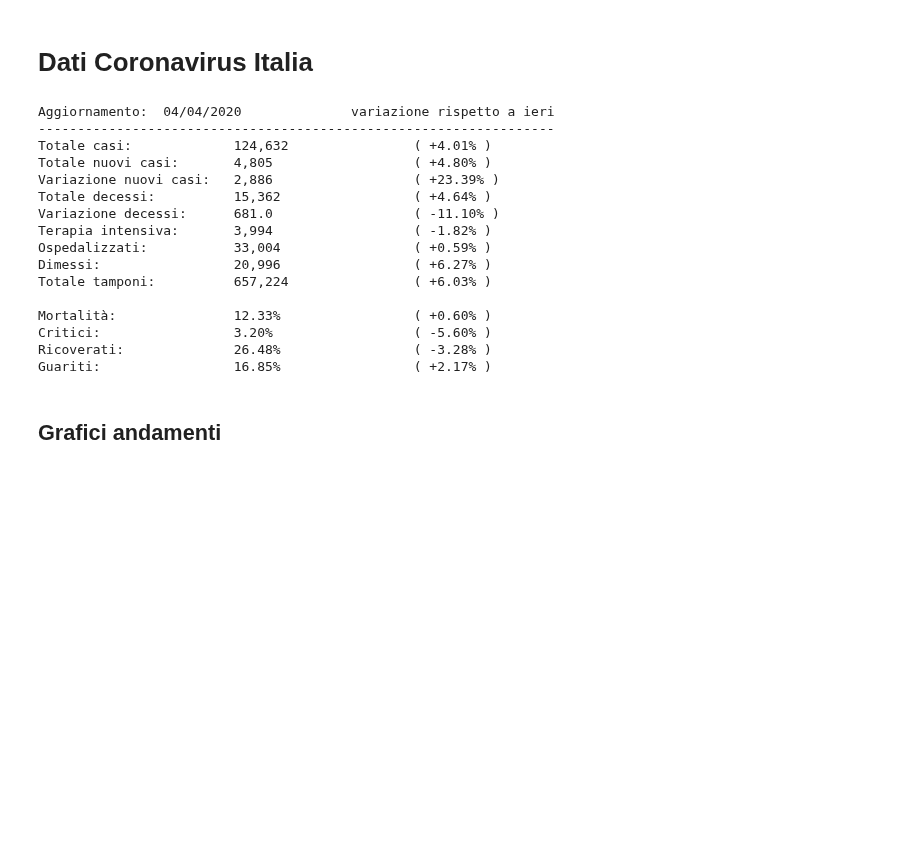
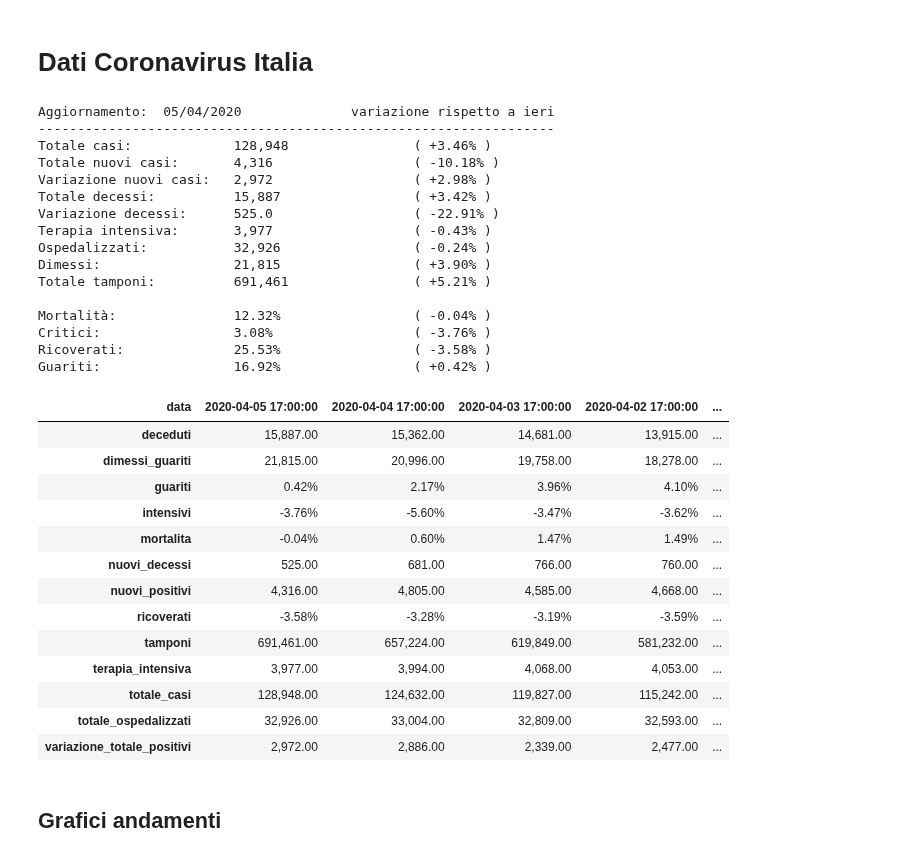
Before and after one commit to iosand71/covid19, a Jupyter notebook: covid19-italia.ipynb, the cells around one changed output. Saved outputs shown, nothing was run; the diff lists cells and outputs as text; code cells hidden in the pictures; blank space fills up the shorter version.

Commit message:
add pivot table for last 5 days

```diff
--- a/covid19-italia.ipynb
+++ b/covid19-italia.ipynb
@@ -76,43 +77,92 @@ def print_pct(label, column):
 # %%
 # Data model:
 #   'data', 'stato', 'ricoverati_con_sintomi', 'terapia_intensiva',
 #   'totale_ospedalizzati', 'isolamento_domiciliare', 'totale_positivi',
 #   'variazione_totale_positivi', 'nuovi_positivi', 'dimessi_guariti',
 #   'deceduti', 'totale_casi', 'tamponi', 'note_it', 'note_en'
+
+
+statistics = data.loc[:,['data','totale_casi','nuovi_positivi','variazione_totale_positivi','deceduti',
+                       'nuovi_decessi','terapia_intensiva','totale_ospedalizzati','dimessi_guariti',
+                       'tamponi']]
+#             + data_pct.loc[:,['mortalita','intensivi','ricoverati','guariti']]
+statistics.insert(len(statistics.columns),'mortalita', data_pct.mortalita)
+statistics.insert(len(statistics.columns),'intensivi', data_pct.intensivi)
+statistics.insert(len(statistics.columns),'ricoverati', data_pct.ricoverati)
+statistics.insert(len(statistics.columns),'guariti', data_pct.guariti)
+
+pivot = pd.pivot_table(statistics, columns=['data'])
+pivot.sort_values(axis = 1, by=['data'], ascending=False, inplace=True)
 
 print("Aggiornamento: ", updated_at, "\t\tvariazione rispetto a ieri")
 print("------------------------------------------------------------------")
 print_last_result("Totale casi: \t\t", 'totale_casi')
 print_last_result("Totale nuovi casi: \t", 'nuovi_positivi')
 print_last_result("Variazione nuovi casi: \t", 'variazione_totale_positivi')
 print_last_result("Totale decessi: \t", 'deceduti')
 print_last_result("Variazione decessi: \t", 'nuovi_decessi')
 print_last_result("Terapia intensiva: \t", 'terapia_intensiva')
 print_last_result("Ospedalizzati: \t\t", 'totale_ospedalizzati')
 print_last_result("Dimessi: \t\t", 'dimessi_guariti')
 print_last_result("Totale tamponi: \t", 'tamponi')
 print()
 print_pct("Mortalità: \t\t", 'mortalita')
 print_pct("Critici: \t\t", 'intensivi')
 print_pct("Ricoverati: \t\t", 'ricoverati')
 print_pct("Guariti: \t\t", 'guariti')
+
+print()
+def format_row_wise(styler, formatter):
+    for row, row_formatter in formatter.items():
+        row_num = styler.index.get_loc(row)
+
+        for col_num in range(len(styler.columns)):
+            styler._display_funcs[(row_num, col_num)] = row_formatter
+
+    return styler
+
+formatters = {
+    'mortalita': '{:,.2%}'.format,
+    'intensivi': '{:,.2%}'.format,
+    'ricoverati': '{:,.2%}'.format,
+    'guariti': '{:,.2%}'.format
+}
+pivot_style = pivot.iloc[:,0:5].style
+pivot_style.format('{:,.2f}'.format)
+styler = format_row_wise(pivot_style, formatters)
+
+display(HTML(styler.render()))
 # %% [output]
-Aggiornamento:  04/04/2020              variazione rispetto a ieri
+Aggiornamento:  05/04/2020              variazione rispetto a ieri
 ------------------------------------------------------------------
-Totale casi:             124,632                ( +4.01% )
-Totale nuovi casi:       4,805                  ( +4.80% )
-Variazione nuovi casi:   2,886                  ( +23.39% )
-Totale decessi:          15,362                 ( +4.64% )
-Variazione decessi:      681.0                  ( -11.10% )
-Terapia intensiva:       3,994                  ( -1.82% )
-Ospedalizzati:           33,004                 ( +0.59% )
-Dimessi:                 20,996                 ( +6.27% )
-Totale tamponi:          657,224                ( +6.03% )
+Totale casi:             128,948                ( +3.46% )
+Totale nuovi casi:       4,316                  ( -10.18% )
+Variazione nuovi casi:   2,972                  ( +2.98% )
+Totale decessi:          15,887                 ( +3.42% )
+Variazione decessi:      525.0                  ( -22.91% )
+Terapia intensiva:       3,977                  ( -0.43% )
+Ospedalizzati:           32,926                 ( -0.24% )
+Dimessi:                 21,815                 ( +3.90% )
+Totale tamponi:          691,461                ( +5.21% )
 
-Mortalità:               12.33%                 ( +0.60% )
-Critici:                 3.20%                  ( -5.60% )
-Ricoverati:              26.48%                 ( -3.28% )
-Guariti:                 16.85%                 ( +2.17% )
+Mortalità:               12.32%                 ( -0.04% )
+Critici:                 3.08%                  ( -3.76% )
+Ricoverati:              25.53%                 ( -3.58% )
+Guariti:                 16.92%                 ( +0.42% )
+| data | 2020-04-05 17:00:00 | 2020-04-04 17:00:00 | 2020-04-03 17:00:00 | 2020-04-02 17:00:00 | ... |
+| deceduti | 15,887.00 | 15,362.00 | 14,681.00 | 13,915.00 | ... |
+| dimessi_guariti | 21,815.00 | 20,996.00 | 19,758.00 | 18,278.00 | ... |
+| guariti | 0.42% | 2.17% | 3.96% | 4.10% | ... |
+| intensivi | -3.76% | -5.60% | -3.47% | -3.62% | ... |
+| mortalita | -0.04% | 0.60% | 1.47% | 1.49% | ... |
+| nuovi_decessi | 525.00 | 681.00 | 766.00 | 760.00 | ... |
+| nuovi_positivi | 4,316.00 | 4,805.00 | 4,585.00 | 4,668.00 | ... |
+| ricoverati | -3.58% | -3.28% | -3.19% | -3.59% | ... |
+| tamponi | 691,461.00 | 657,224.00 | 619,849.00 | 581,232.00 | ... |
+| terapia_intensiva | 3,977.00 | 3,994.00 | 4,068.00 | 4,053.00 | ... |
+| totale_casi | 128,948.00 | 124,632.00 | 119,827.00 | 115,242.00 | ... |
+| totale_ospedalizzati | 32,926.00 | 33,004.00 | 32,809.00 | 32,593.00 | ... |
+| variazione_totale_positivi | 2,972.00 | 2,886.00 | 2,339.00 | 2,477.00 | ... |
 # %% [markdown]
 ## Grafici andamenti
 # %%
```
Also changed, not shown: parts of 5 cells of this notebook.
